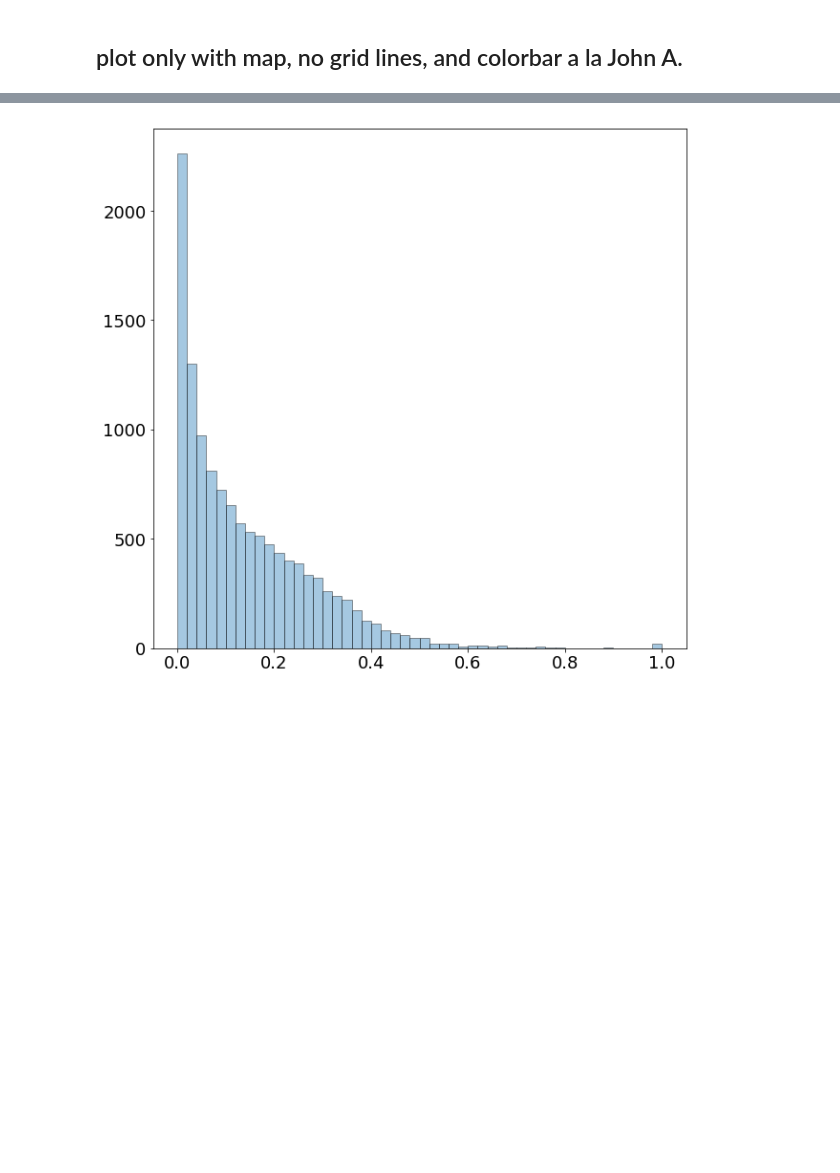
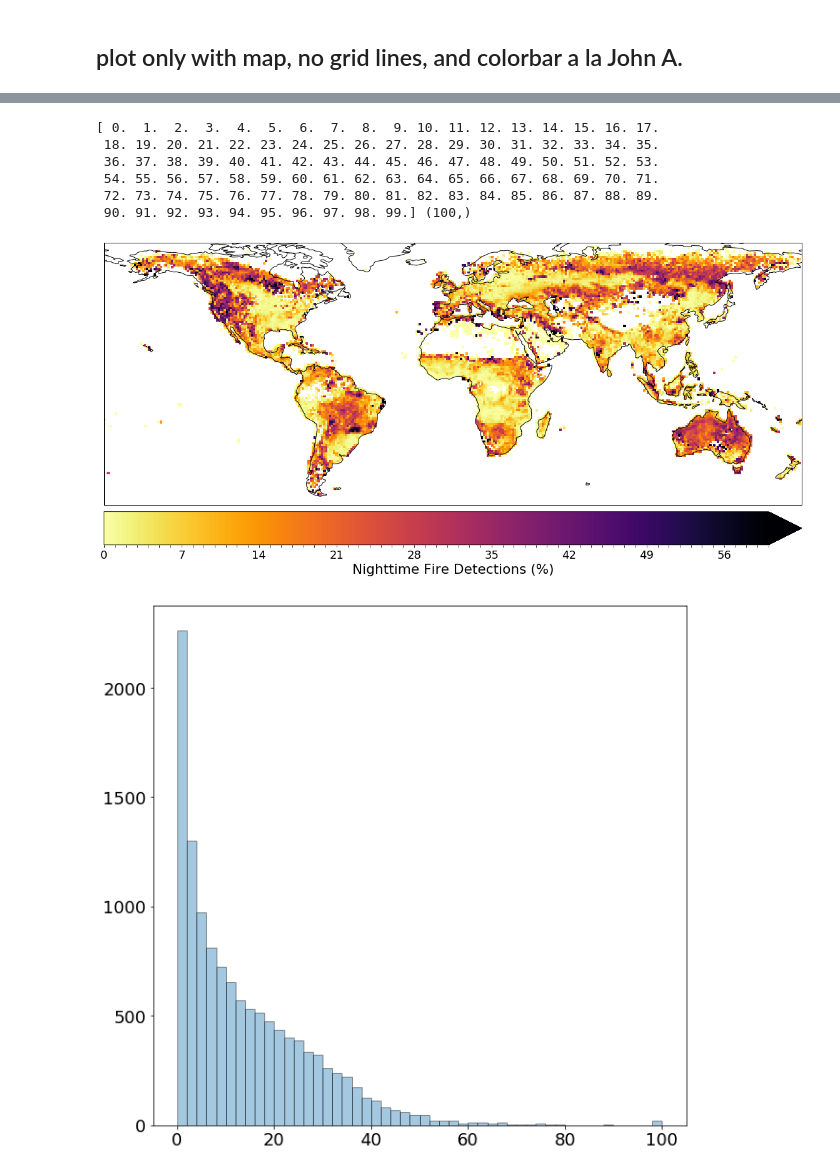
Before and after one commit to earthlab/night_fire, a Jupyter notebook: notebooks/percent-night-fire-aggregate-v2-Koppen.ipynb, the cells around one changed output, grey strips where cells are left out. Cells and saved outputs as stored; diff of their text form; code cells hidden in the pictures; blank space fills up the shorter version.

```diff
--- a/notebooks/percent-night-fire-aggregate-v2-Koppen.ipynb
+++ b/notebooks/percent-night-fire-aggregate-v2-Koppen.ipynb
@@ -898,5 +899,83 @@ plt.show()
+# %%
+font = {'family' : 'normal',
+        'weight' : 'medium',
+        'size'   : 18}
+
+matplotlib.rc('font', **font)
+
+# large map
+# ax = plt.subplot(1,3,(2,3), projection=ccrs.EqualEarth(central_longitude=180))
+fig = plt.figure(figsize=(20,10))
+ax = plt.axes(projection=ccrs.PlateCarree(central_longitude=0))
+ax.set_global()
+ax.coastlines()
+
+
+#del cmap
+# try function
+c = 'viridis_r'
+c = 'inferno_r'
+#cmap, bounds = discrete_cmap(20, c)
+
+base = plt.cm.get_cmap(c)
+z_t_1_fact = 0.01
+z_t_1_fact = 1.0 # for percentage
+bounds = np.arange(0,1,z_t_1_fact)
+bounds = np.arange(0,100,z_t_1_fact) # for percentage
+print(bounds, bounds.shape)
+color_list = base(bounds)
+N = bounds.shape[0]
+cmap_name = base.name + str(N)
+
+# if  'viridis' in c:
+#     cmap = matplotlib.colors.LinearSegmentedColormap.from_list(cmap_name, color_list, N)
+# else:
+#     cmap = base.from_list(cmap_name, color_list, N)
+
+cmap = matplotlib.colors.LinearSegmentedColormap.from_list(cmap_name, color_list, N)
+
+
+# cf4 = xdata_gl.plot(ax=ax, transform=ccrs.PlateCarree(), cmap=cmap, norm=norm, add_colorbar=False, extend='neither')
+xdata_gl *=100 # for percentage
+cf4 = xdata_gl.plot(ax=ax, vmax=60., transform=ccrs.PlateCarree(), cmap='inferno_r',  add_colorbar=False, extend='max')
+ax.set_ylim(-60, 75)
+
+# ax.set_title('NIGHTTIME %')
+
+# cb4 = fig.colorbar(cf4, ax=ax, orientation='horizontal', shrink=1.0, pad=0.02,
+#                    boundaries=bounds,
+#                    cmap=cmap,
+#                    norm=norm,
+#                    ticks=bounds)
+
+# cb4 = fig.colorbar(cf4, ax=ax, orientation='horizontal', shrink=1.0, pad=0.02,
+#                    cmap=cmap,
+#                    ticks=bounds,
+#                   extend='max')
+
+cb4 = fig.colorbar(cf4, ax=ax, orientation='horizontal', shrink=1.0, pad=0.02,
+                  extend='max',
+                  ticks=bounds[bounds<=60.]) #x100 for percent
+
+if bounds.shape[0] > 10:
+
+    n = 7  # Keeps every 7th label
+    [l.set_visible(False) for (i,l) in enumerate(cb4.ax.xaxis.get_ticklabels()) if i % n != 0]
+
+cb4.set_label('Nighttime Fire Detections (%)', size='large')
+
+plt.savefig(f'C:/users/jomc9287/desktop/final_percentage_test_koppenmask_burnable_{c}.png', dpi=300)
+plt.show()
+# %% [output]
+[ 0.  1.  2.  3.  4.  5.  6.  7.  8.  9. 10. 11. 12. 13. 14. 15. 16. 17.
+ 18. 19. 20. 21. 22. 23. 24. 25. 26. 27. 28. 29. 30. 31. 32. 33. 34. 35.
+ 36. 37. 38. 39. 40. 41. 42. 43. 44. 45. 46. 47. 48. 49. 50. 51. 52. 53.
+ 54. 55. 56. 57. 58. 59. 60. 61. 62. 63. 64. 65. 66. 67. 68. 69. 70. 71.
+ 72. 73. 74. 75. 76. 77. 78. 79. 80. 81. 82. 83. 84. 85. 86. 87. 88. 89.
+ 90. 91. 92. 93. 94. 95. 96. 97. 98. 99.] (100,)
+[figure, added]
 # %%
 plt.hist(xdata_gl.values.ravel(), bins=50, alpha=0.4, edgecolor='k')
 plt.show()
 # %% [output]
-[figure, old version]
+[figure, new version]
```
Also changed, not shown: parts of 16 cells of this notebook.
